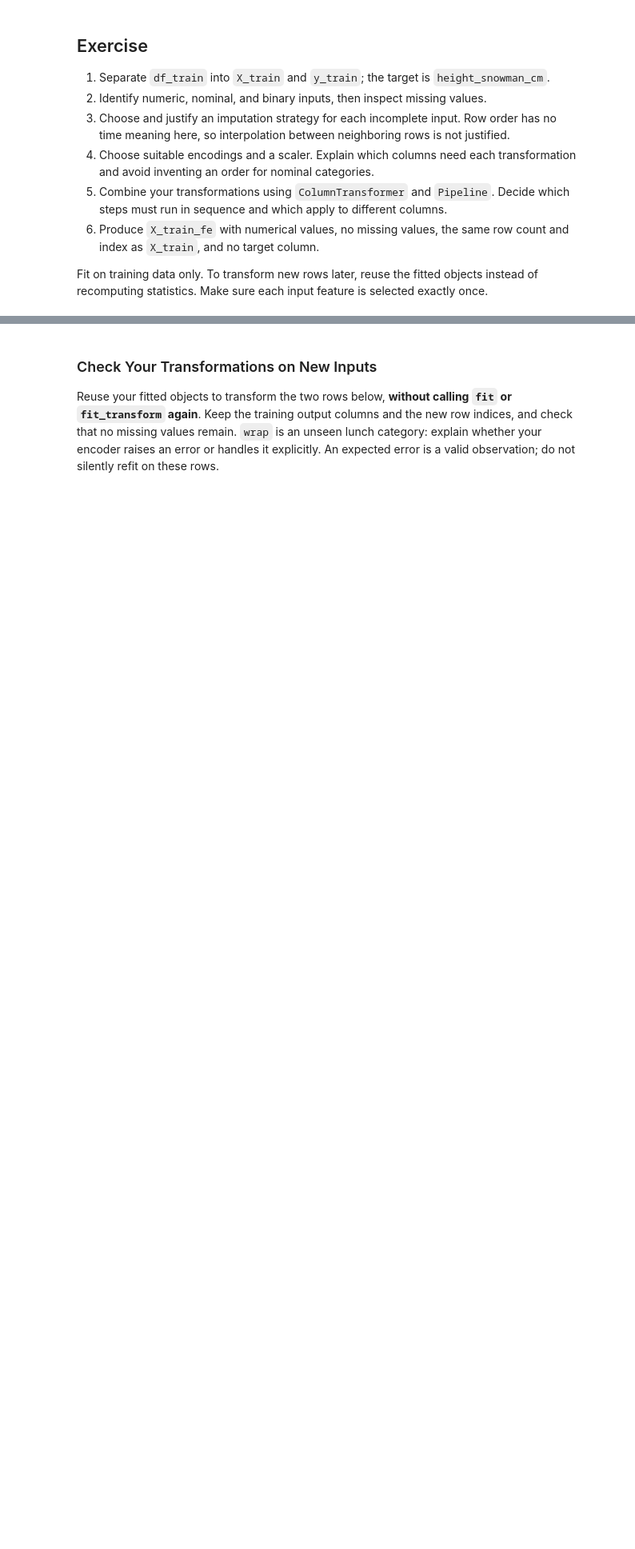
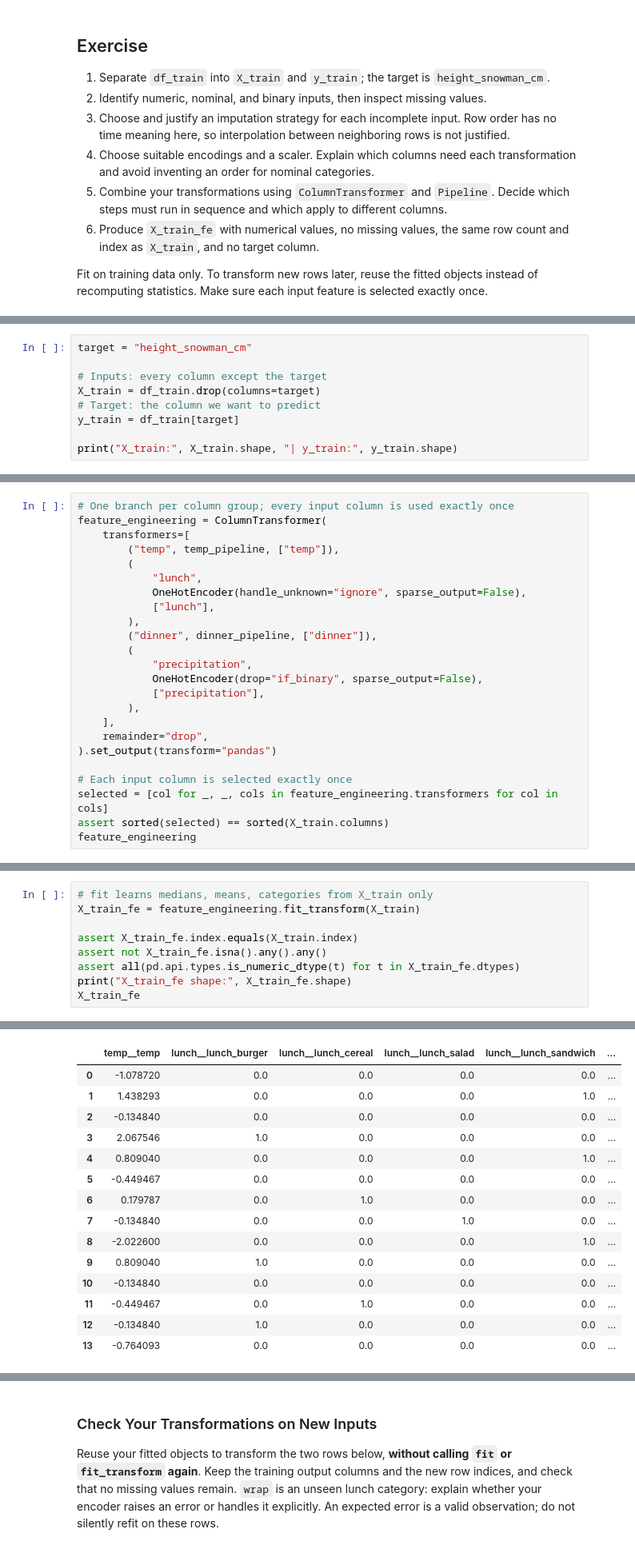
Before and after one commit to crsbln/ds-feature-engineering, a Jupyter notebook: 2.2_advanced_fe_exercise.ipynb, the cells around one changed output, grey strips where cells are left out. Shown at 80% size. Drawn from its saved outputs; the diff is of its cells as text; blank space fills up the shorter version.

```diff
--- a/2.2_advanced_fe_exercise.ipynb
+++ b/2.2_advanced_fe_exercise.ipynb
@@ -86,0 +107,9 @@ Fit on training data only. To transform new rows later, reuse the fitted objects
+# %%
+target = "height_snowman_cm"
+
+# Inputs: every column except the target
+X_train = df_train.drop(columns=target)
+# Target: the column we want to predict
+y_train = df_train[target]
+
+print("X_train:", X_train.shape, "| y_train:", y_train.shape)
@@ -86,0 +193,24 @@ Fit on training data only. To transform new rows later, reuse the fitted objects
+# %%
+# One branch per column group; every input column is used exactly once
+feature_engineering = ColumnTransformer(
+    transformers=[
+        ("temp", temp_pipeline, ["temp"]),
+        (
+            "lunch",
+            OneHotEncoder(handle_unknown="ignore", sparse_output=False),
+            ["lunch"],
+        ),
+        ("dinner", dinner_pipeline, ["dinner"]),
+        (
+            "precipitation",
+            OneHotEncoder(drop="if_binary", sparse_output=False),
+            ["precipitation"],
+        ),
+    ],
+    remainder="drop",
+).set_output(transform="pandas")
+
+# Each input column is selected exactly once
+selected = [col for _, _, cols in feature_engineering.transformers for col in cols]
+assert sorted(selected) == sorted(X_train.columns)
+feature_engineering
@@ -86,0 +237,10 @@ Fit on training data only. To transform new rows later, reuse the fitted objects
+# %%
+# fit learns medians, means, categories from X_train only
+X_train_fe = feature_engineering.fit_transform(X_train)
+
+assert X_train_fe.index.equals(X_train.index)
+assert not X_train_fe.isna().any().any()
+assert all(pd.api.types.is_numeric_dtype(t) for t in X_train_fe.dtypes)
+print("X_train_fe shape:", X_train_fe.shape)
+X_train_fe
+# %% [output]
@@ -86,0 +248,15 @@ Fit on training data only. To transform new rows later, reuse the fitted objects
+|  | temp__temp | lunch__lunch_burger | lunch__lunch_cereal | lunch__lunch_salad | lunch__lunch_sandwich | ... |
+| 0 | -1.078720 | 0.0 | 0.0 | 0.0 | 0.0 | ... |
+| 1 | 1.438293 | 0.0 | 0.0 | 0.0 | 1.0 | ... |
+| 2 | -0.134840 | 0.0 | 0.0 | 0.0 | 0.0 | ... |
+| 3 | 2.067546 | 1.0 | 0.0 | 0.0 | 0.0 | ... |
+| 4 | 0.809040 | 0.0 | 0.0 | 0.0 | 1.0 | ... |
+| 5 | -0.449467 | 0.0 | 0.0 | 0.0 | 0.0 | ... |
+| 6 | 0.179787 | 0.0 | 1.0 | 0.0 | 0.0 | ... |
+| 7 | -0.134840 | 0.0 | 0.0 | 1.0 | 0.0 | ... |
+| 8 | -2.022600 | 0.0 | 0.0 | 0.0 | 1.0 | ... |
+| 9 | 0.809040 | 1.0 | 0.0 | 0.0 | 0.0 | ... |
+| 10 | -0.134840 | 0.0 | 0.0 | 0.0 | 0.0 | ... |
+| 11 | -0.449467 | 0.0 | 1.0 | 0.0 | 0.0 | ... |
+| 12 | -0.134840 | 1.0 | 0.0 | 0.0 | 0.0 | ... |
+| 13 | -0.764093 | 0.0 | 0.0 | 0.0 | 0.0 | ... |
```
Also changed, not shown: parts of 19 cells of this notebook, 3 other files.
